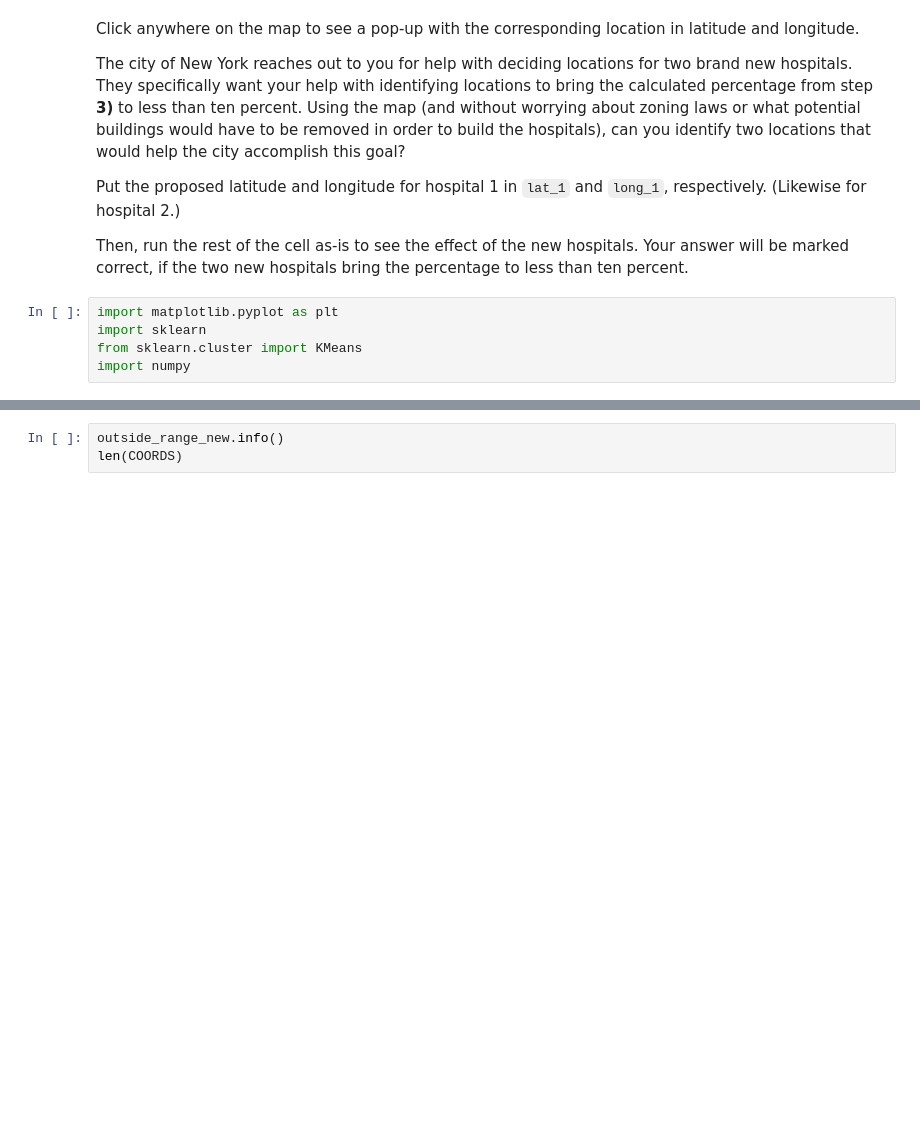
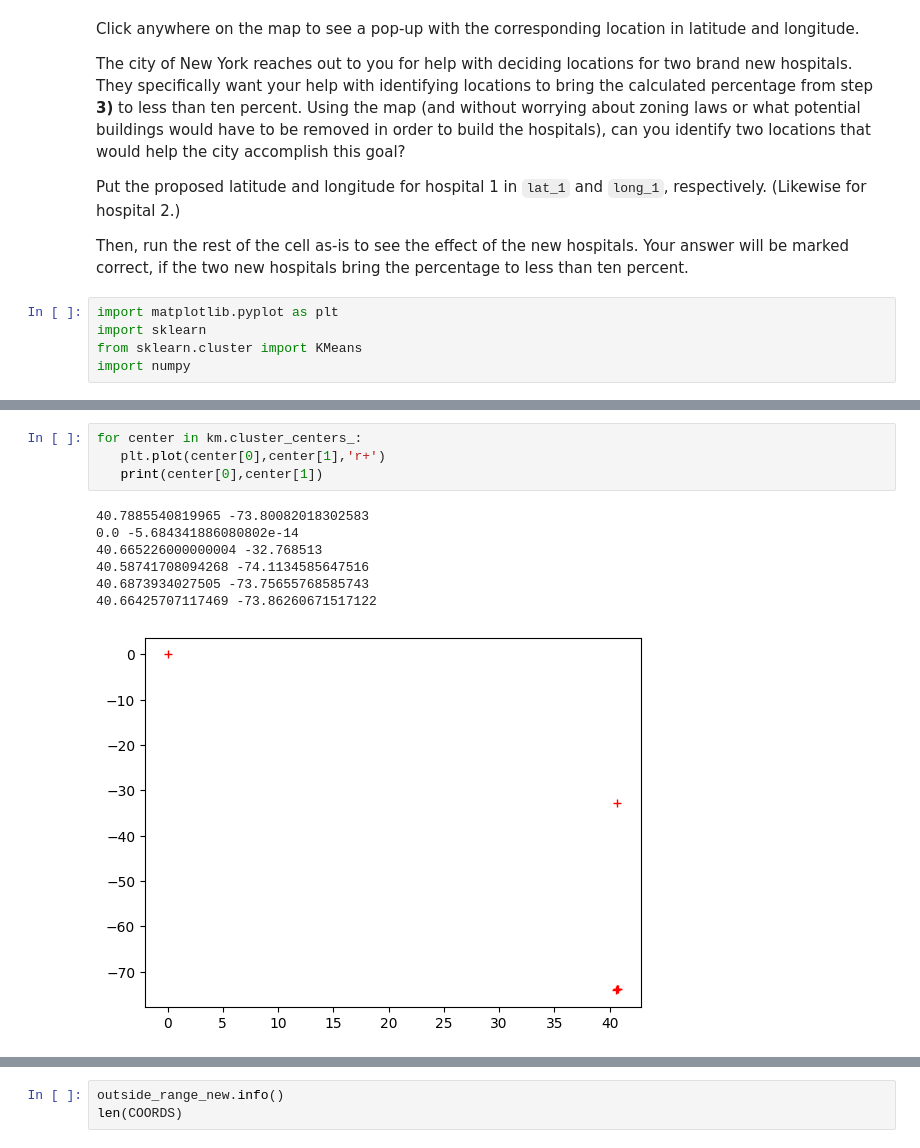
Before and after one commit to dangtrantrung/-Geospatial-Analysis-course, a Jupyter notebook: Exercise_Proximity_Analysis.ipynb, the cells around one changed output, grey strips where cells are left out. Drawn from its saved outputs; the diff is of its cells as text; blank space fills up the shorter version.

```diff
--- a/Exercise_Proximity_Analysis.ipynb
+++ b/Exercise_Proximity_Analysis.ipynb
@@ -408,0 +408,12 @@ for center in kmeans.cluster_centers_:
+# %%
+for center in km.cluster_centers_:
+   plt.plot(center[0],center[1],'r+')
+   print(center[0],center[1])
+# %% [output]
+40.7885540819965 -73.80082018302583
+0.0 -5.684341886080802e-14
+40.665226000000004 -32.768513
+40.58741708094268 -74.1134585647516
+40.6873934027505 -73.75655768585743
+40.66425707117469 -73.86260671517122
+[figure, added]
```
Also changed, not shown: parts of 12 cells of this notebook.
